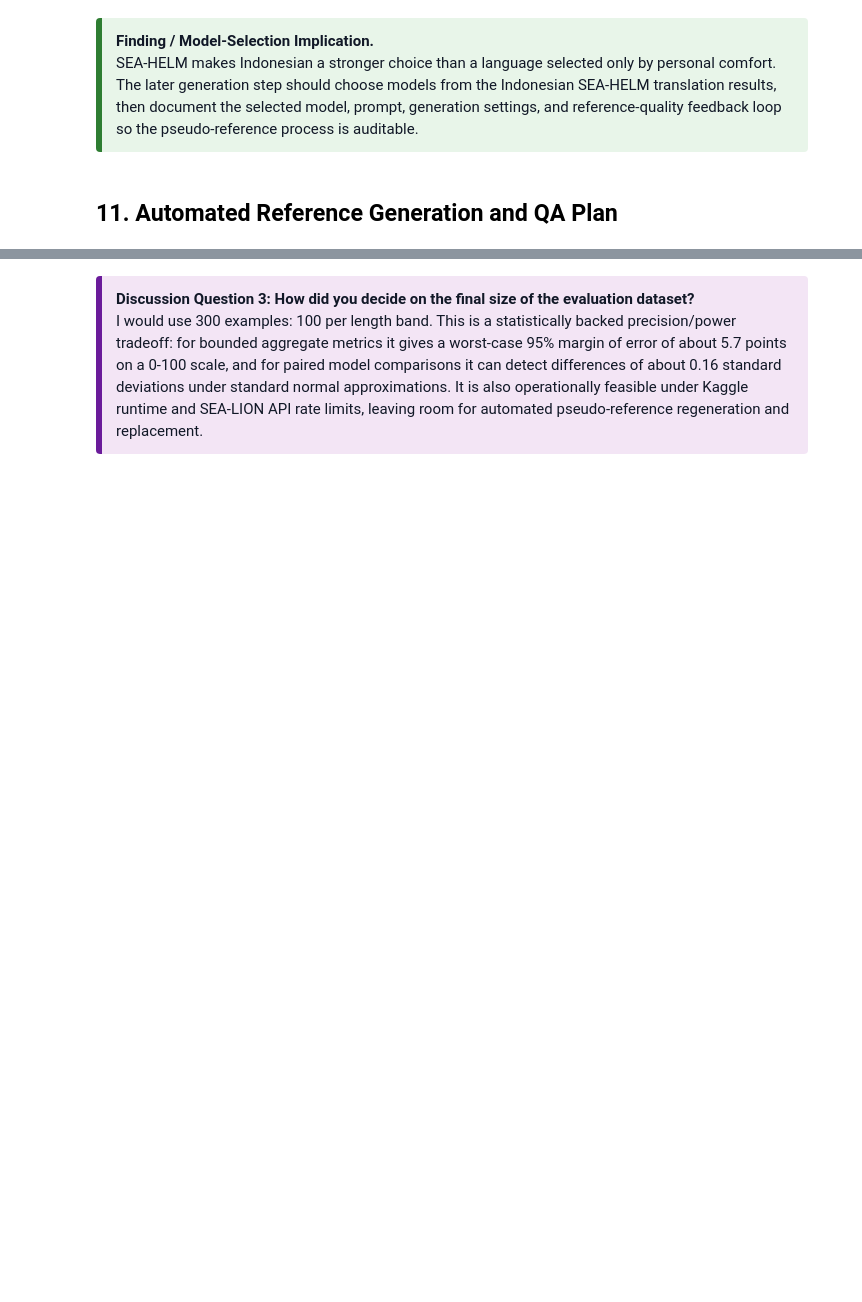
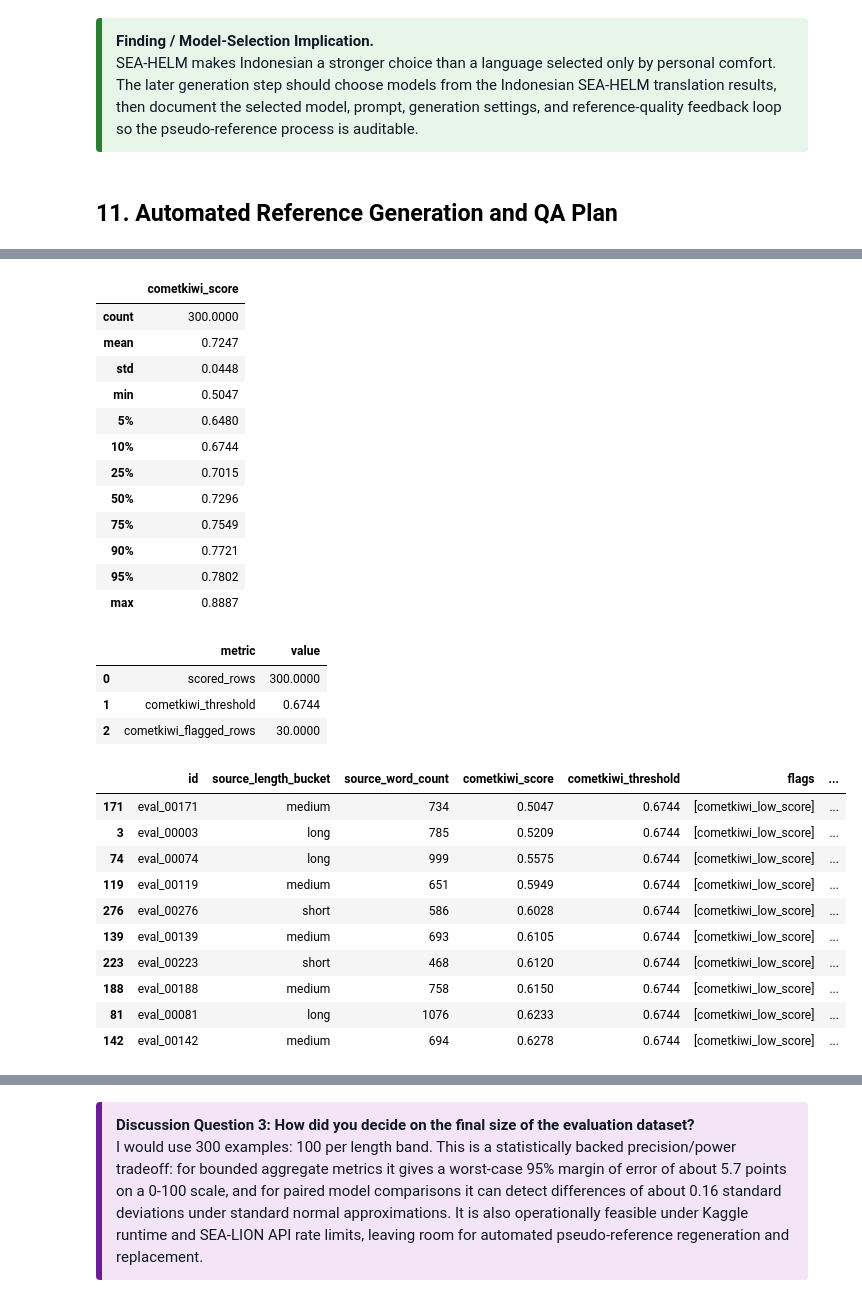
Before and after one commit to MingFengC/aisg_eval, a Jupyter notebook: part1.ipynb, the cells around one changed output, grey strips where cells are left out. Saved outputs shown, nothing was run; the diff lists cells and outputs as text; code cells hidden in the pictures; blank space fills up the shorter version.

```diff
--- a/part1.ipynb
+++ b/part1.ipynb
@@ -978,0 +1245,56 @@ This process produces audited pseudo-references, not human gold references. The
+# %%
+# COMETKiwi reference-free quality estimation summary.
+if pipeline_outputs_available and PIPELINE_PATHS["cometkiwi"].exists():
+    comet_records = read_jsonl(PIPELINE_PATHS["cometkiwi"])
+    qa_records = read_jsonl(PIPELINE_PATHS["qa"])
+    eval_records = read_jsonl(PIPELINE_PATHS["translation_dataset"])
+
+    comet_summary = comet_records["cometkiwi_score"].describe(percentiles=[0.05, 0.10, 0.25, 0.50, 0.75, 0.90, 0.95]).round(4)
+    display(comet_summary.to_frame("cometkiwi_score"))
+
+    comet_flag_summary = pd.DataFrame([
+        {"metric": "scored_rows", "value": int(comet_records["cometkiwi_score"].notna().sum())},
+        {"metric": "cometkiwi_threshold", "value": qa_records["cometkiwi_threshold"].dropna().iloc[0] if qa_records["cometkiwi_threshold"].notna().any() else np.nan},
+        {"metric": "cometkiwi_flagged_rows", "value": int(qa_records["cometkiwi_flagged"].fillna(False).sum())},
+    ])
+    display(comet_flag_summary)
+
+    lowest_comet_examples = (
+        qa_records[["id", "source_length_bucket", "source_word_count", "cometkiwi_score", "cometkiwi_threshold", "flags"]]
+        .merge(eval_records[["id", "source"]], on="id", how="left")
+        .assign(source_preview=lambda x: x["source"].str.replace(r"\s+", " ", regex=True).str[:220])
+        .sort_values("cometkiwi_score")
+        .head(10)
+    )
+    display(lowest_comet_examples.drop(columns=["source"]))
+else:
+    print("COMETKiwi output not found yet.")
+# %% [output]
+|  | cometkiwi_score |
+| count | 300.0000 |
+| mean | 0.7247 |
+| std | 0.0448 |
+| min | 0.5047 |
+| 5% | 0.6480 |
+| 10% | 0.6744 |
+| 25% | 0.7015 |
+| 50% | 0.7296 |
+| 75% | 0.7549 |
+| 90% | 0.7721 |
+| 95% | 0.7802 |
+| max | 0.8887 |
+|  | metric | value |
+| 0 | scored_rows | 300.0000 |
+| 1 | cometkiwi_threshold | 0.6744 |
+| 2 | cometkiwi_flagged_rows | 30.0000 |
+|  | id | source_length_bucket | source_word_count | cometkiwi_score | cometkiwi_threshold | flags | ... |
+| 171 | eval_00171 | medium | 734 | 0.5047 | 0.6744 | [cometkiwi_low_score] | ... |
+| 3 | eval_00003 | long | 785 | 0.5209 | 0.6744 | [cometkiwi_low_score] | ... |
+| 74 | eval_00074 | long | 999 | 0.5575 | 0.6744 | [cometkiwi_low_score] | ... |
+| 119 | eval_00119 | medium | 651 | 0.5949 | 0.6744 | [cometkiwi_low_score] | ... |
+| 276 | eval_00276 | short | 586 | 0.6028 | 0.6744 | [cometkiwi_low_score] | ... |
+| 139 | eval_00139 | medium | 693 | 0.6105 | 0.6744 | [cometkiwi_low_score] | ... |
+| 223 | eval_00223 | short | 468 | 0.6120 | 0.6744 | [cometkiwi_low_score] | ... |
+| 188 | eval_00188 | medium | 758 | 0.6150 | 0.6744 | [cometkiwi_low_score] | ... |
+| 81 | eval_00081 | long | 1076 | 0.6233 | 0.6744 | [cometkiwi_low_score] | ... |
+| 142 | eval_00142 | medium | 694 | 0.6278 | 0.6744 | [cometkiwi_low_score] | ... |
```
Also changed, not shown: parts of 31 cells of this notebook, 22 other files.
